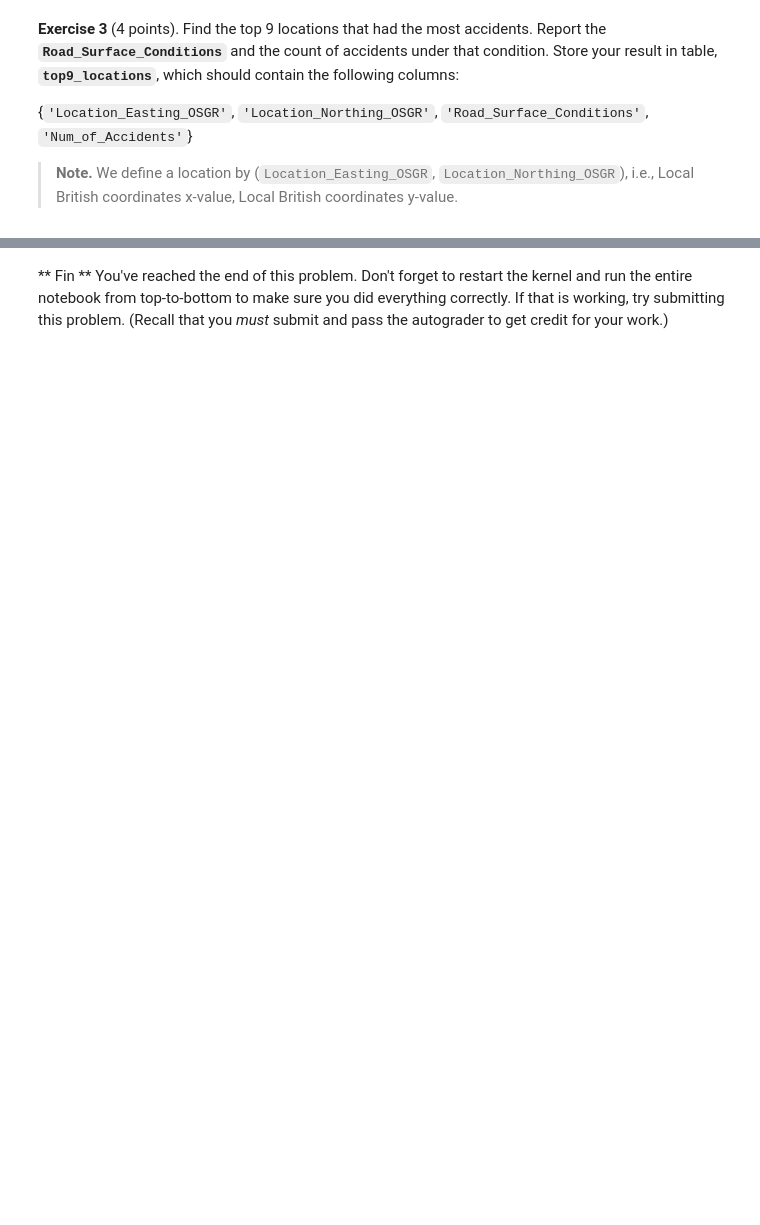
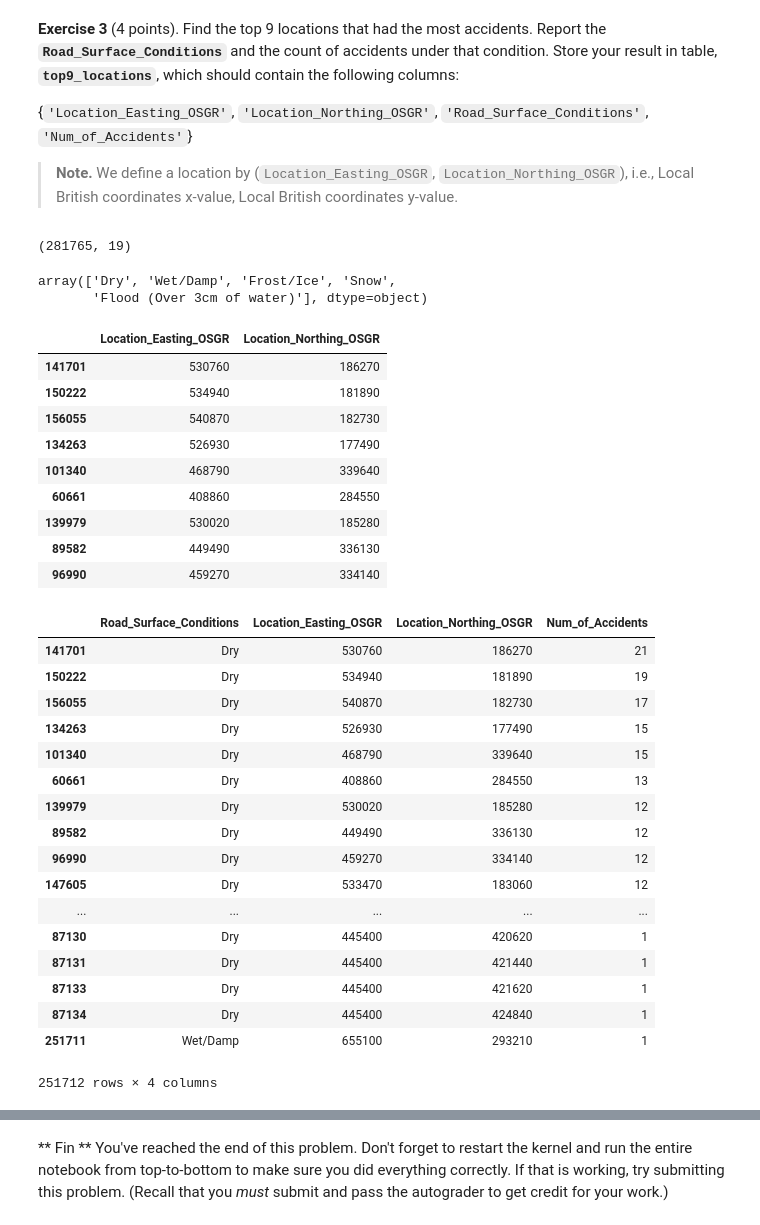
Before and after one commit to godsylla/ga_tech_omsa, a Jupyter notebook: cse_6040-computing-for-data-analysis/notebooks/midterm2-practice/pmt2-problem6.ipynb, the cells around one changed output, grey strips where cells are left out. Saved outputs shown, nothing was run; the diff lists cells and outputs as text; code cells hidden in the pictures; blank space fills up the shorter version.

```diff
--- a/cse_6040-computing-for-data-analysis/notebooks/midterm2-practice/pmt2-problem6.ipynb
+++ b/cse_6040-computing-for-data-analysis/notebooks/midterm2-practice/pmt2-problem6.ipynb
@@ -85,0 +114,6 @@ list(Accidents) # a list of column names
+# %%
+#
+Accidents['Hour'] = [str(hr) for hr in pd.to_datetime(Accidents['Time']).dt.hour]
+type(Accidents['Hour'][0])
+display(Accidents.head(3)[['Time', 'Hour']])
+#
@@ -174,0 +261,60 @@ display(top9_locations)
+# %%
+Accidents.shape
+# %% [output]
+(281765, 19)
+# %%
+Accidents.Road_Surface_Conditions.unique()
+# %% [output]
+array(['Dry', 'Wet/Damp', 'Frost/Ice', 'Snow',
+       'Flood (Over 3cm of water)'], dtype=object)
+# %%
+#
+my_locations = Accidents.copy()
+my_locations['Num_of_Accidents'] = 1
+
+my_locations = my_locations.groupby(['Road_Surface_Conditions', 'Location_Easting_OSGR', 'Location_Northing_OSGR']).sum()
+
+my_locations = my_locations[['Num_of_Accidents']]
+my_locations = pd.DataFrame(my_locations.to_records()).sort_values(by='Num_of_Accidents', ascending=False)
+my_top9_locs = my_locations[['Location_Easting_OSGR', 'Location_Northing_OSGR']].head(9)
+display(my_top9_locs)
+
+
+
+# my_locations = my_locations.sort_values(by=['Num_of_Accidents', 'Road_Surface_Conditions'], ascending=False)
+
+top9_locations = my_locations
+# top9_locations.reset_index(drop=True, inplace=True)
+#
+
+# Show your solution:
+display(top9_locations)
+# %% [output]
+|  | Location_Easting_OSGR | Location_Northing_OSGR |
+| 141701 | 530760 | 186270 |
+| 150222 | 534940 | 181890 |
+| 156055 | 540870 | 182730 |
+| 134263 | 526930 | 177490 |
+| 101340 | 468790 | 339640 |
+| 60661 | 408860 | 284550 |
+| 139979 | 530020 | 185280 |
+| 89582 | 449490 | 336130 |
+| 96990 | 459270 | 334140 |
+|  | Road_Surface_Conditions | Location_Easting_OSGR | Location_Northing_OSGR | Num_of_Accidents |
+| 141701 | Dry | 530760 | 186270 | 21 |
+| 150222 | Dry | 534940 | 181890 | 19 |
+| 156055 | Dry | 540870 | 182730 | 17 |
+| 134263 | Dry | 526930 | 177490 | 15 |
+| 101340 | Dry | 468790 | 339640 | 15 |
+| 60661 | Dry | 408860 | 284550 | 13 |
+| 139979 | Dry | 530020 | 185280 | 12 |
+| 89582 | Dry | 449490 | 336130 | 12 |
+| 96990 | Dry | 459270 | 334140 | 12 |
+| 147605 | Dry | 533470 | 183060 | 12 |
+| ... | ... | ... | ... | ... |
+| 87130 | Dry | 445400 | 420620 | 1 |
+| 87131 | Dry | 445400 | 421440 | 1 |
+| 87133 | Dry | 445400 | 421620 | 1 |
+| 87134 | Dry | 445400 | 424840 | 1 |
+| 251711 | Wet/Damp | 655100 | 293210 | 1 |
+251712 rows × 4 columns
```
Also changed, not shown: parts of 17 cells of this notebook, 4 other files.
